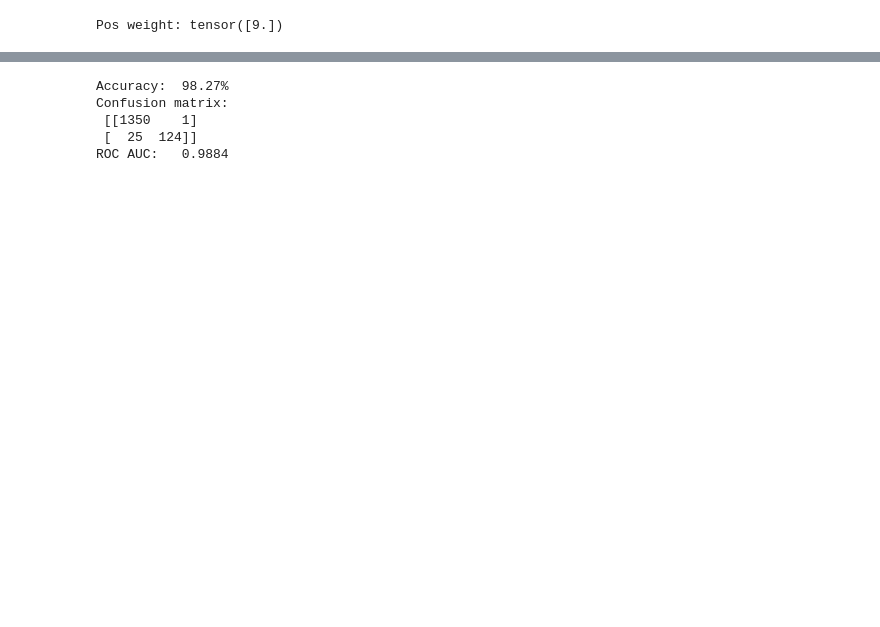
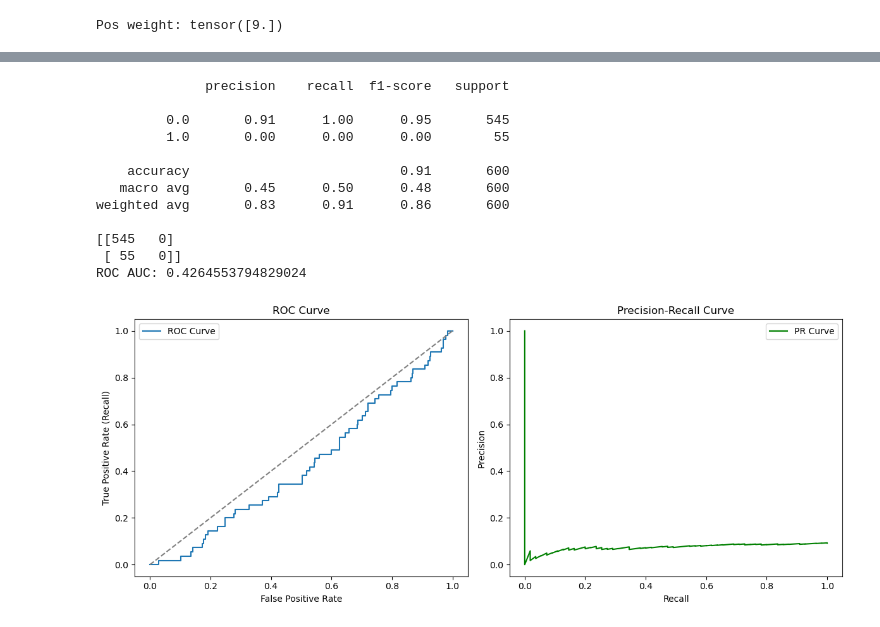
Before and after one commit to andremicci/exam1_2024, a Jupyter notebook: quench_project/main_notebook.ipynb, the cells around one changed output, grey strips where cells are left out. Saved outputs shown, nothing was run; the diff lists cells and outputs as text; code cells hidden in the pictures; blank space fills up the shorter version.

```diff
--- a/quench_project/main_notebook.ipynb
+++ b/quench_project/main_notebook.ipynb
@@ -204,23 +257,58 @@ with torch.no_grad():
     logits = model(x_all)
     probs = torch.sigmoid(logits)
     preds = (probs >= 0.5).float()
-
-# Valutazione
-from sklearn.metrics import accuracy_score, confusion_matrix, roc_auc_score
-
-acc = accuracy_score(y_all, preds)
-conf_mat = confusion_matrix(y_all, preds)
-roc_auc = roc_auc_score(y_all, probs)
-
-print(f"Accuracy:  {acc*100:.2f}%")
-print("Confusion matrix:\n", conf_mat)
-print(f"ROC AUC:   {roc_auc:.4f}")
-# %% [output]
-Accuracy:  98.27%
-Confusion matrix:
- [[1350    1]
- [  25  124]]
-ROC AUC:   0.9884
+# %%
+from sklearn.metrics import classification_report, confusion_matrix, roc_auc_score, precision_recall_curve, roc_curve
+import matplotlib.pyplot as plt
+
+
+
+# Classificazione standard
+print(classification_report(y_all, preds))
+print(confusion_matrix(y_all, preds))
+
+# ROC AUC
+print("ROC AUC:", roc_auc_score(y_all,probs))
+
+# Curve
+fpr, tpr, _ = roc_curve(y_all, probs)
+precision, recall, _ = precision_recall_curve(y_all, probs)
+
+plt.figure(figsize=(12,5))
+
+# ROC
+plt.subplot(1,2,1)
+plt.plot(fpr, tpr, label='ROC Curve')
+plt.plot([0,1],[0,1],'--',color='gray')
+plt.xlabel("False Positive Rate")
+plt.ylabel("True Positive Rate (Recall)")
+plt.title("ROC Curve")
+plt.legend()
+
+# PR Curve
+plt.subplot(1,2,2)
+plt.plot(recall, precision, label='PR Curve', color='green')
+plt.xlabel("Recall")
+plt.ylabel("Precision")
+plt.title("Precision-Recall Curve")
+plt.legend()
+
+plt.tight_layout()
+plt.show()
+# %% [output]
+              precision    recall  f1-score   support
+
+         0.0       0.91      1.00      0.95       545
+         1.0       0.00      0.00      0.00        55
+
+    accuracy                           0.91       600
+   macro avg       0.45      0.50      0.48       600
+weighted avg       0.83      0.91      0.86       600
+
+[[545   0]
+ [ 55   0]]
+ROC AUC: 0.4264553794829024
+[figure, added]
 # %%
 import seaborn as sns
 
```
Also changed, not shown: parts of 14 cells of this notebook, 6 other files.
